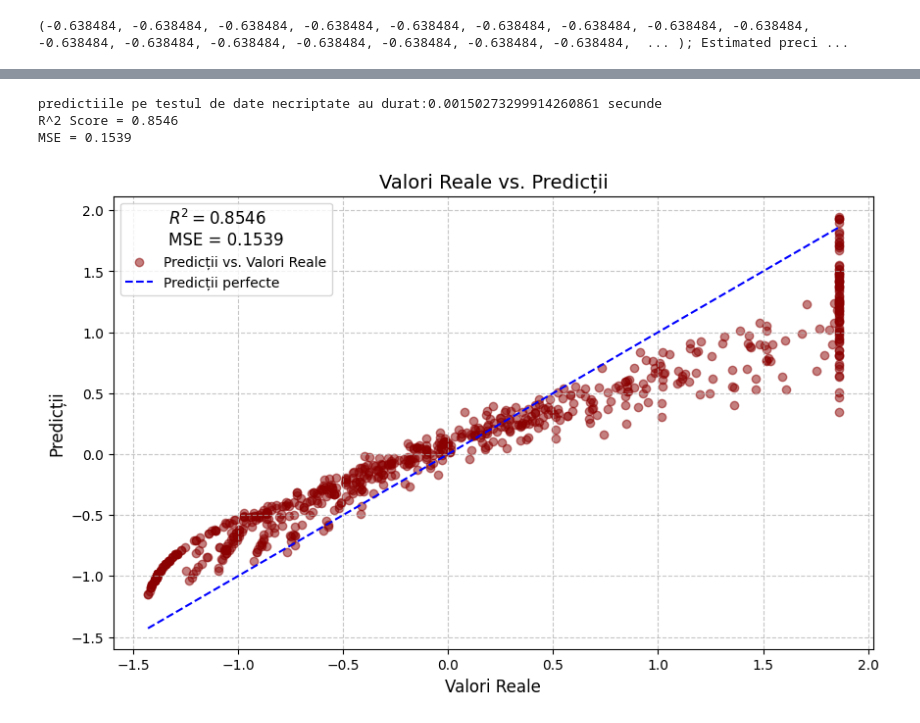
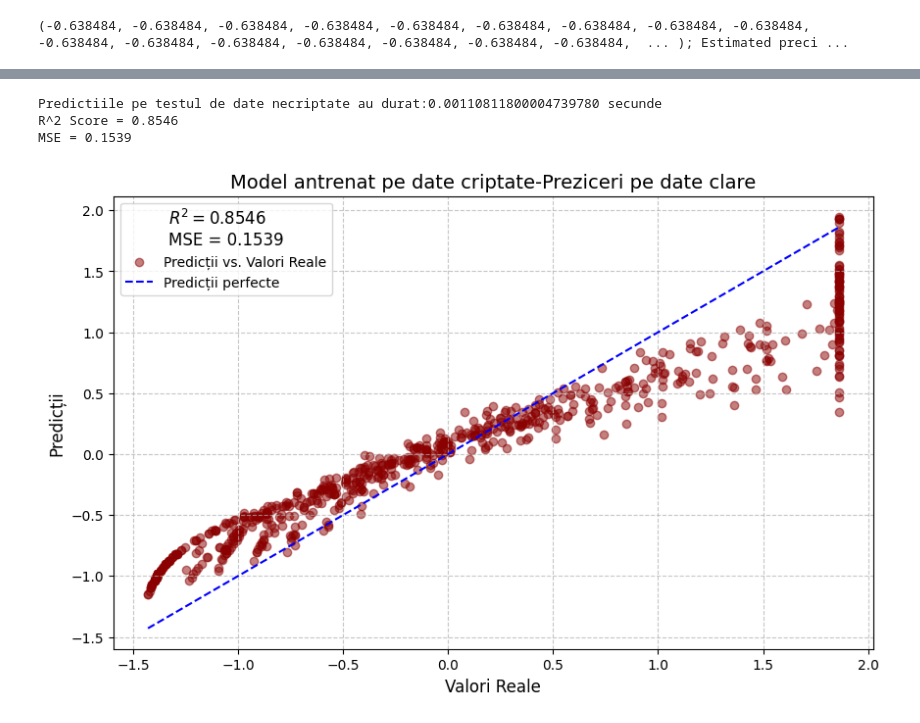
Before and after one commit to dariapirvulescu18/Homomorphic-Encryption-ML, a Jupyter notebook: openfhe/code/liniar_regression/lr_trained_on_encrypted_data.ipynb, the cells around one changed output, grey strips where cells are left out. Saved outputs shown, nothing was run; the diff lists cells and outputs as text; code cells hidden in the pictures.

```diff
--- a/openfhe/code/liniar_regression/lr_trained_on_encrypted_data.ipynb
+++ b/openfhe/code/liniar_regression/lr_trained_on_encrypted_data.ipynb
@@ -42,7 +46,7 @@ def normalize_data(x_train,x_test,y_train,y_test):
     y_test = torch.tensor(scaler.transform(y_test), dtype=torch.float32)
     return x_train,x_test,y_train,y_test
 # %%
-x_train,x_test,y_train,y_test = load_data('date_liniar_regression.pth')
+x_train,x_test,y_train,y_test = load_data('../../data/date_liniar_regression.pth')
 x_train,x_test,y_train,y_test = normalize_data(x_train,x_test,y_train,y_test)
 # %% [output]
 ############# Data summary #############
@@ -68,7 +72,6 @@ class LinearRegressionEncrypted:
 
     def forward_on_encrypted_data(self, enc_x):
         output = []
-        i=1
         for x in enc_x:
             enc_sum = cc.EvalInnerProduct(x, self.weight,16)
             enc_pred = cc.EvalAdd(enc_sum, self.bias)
@@ -105,7 +108,7 @@ class LinearRegressionEncrypted:
         self._delta_w = 0
         self._delta_b = 0
 
-
+#intr-un scenariu real functiile de decriptare ar sta la client
     def encrypt(self):
         self.weight = cc.MakeCKKSPackedPlaintext(self.weight)
         self.weight = cc.Encrypt(keys.publicKey, self.weight )
@@ -233,10 +242,10 @@ len(enc_x_train)
 # %%
 model = LinearRegressionEncrypted(x_train.shape[1])
 # %%
-# model = LinearRegressionEncrypted(x_train.shape[1])
+model = LinearRegressionEncrypted(x_train.shape[1])
 batch_size = 512
 t_start = time.perf_counter()
-for epoch in tqdm(range(5),desc="epoch"):
+for epoch in tqdm(range(20),desc="epoch"):
     t_start_epoch = time.perf_counter()
     indices = np.random.permutation(len(enc_x_train))
     epoch_data = [enc_x_train[idx] for idx in indices]
@@ -244,6 +253,9 @@ for epoch in tqdm(range(5),desc="epoch"):
 
 
     for batch in range(0, len(epoch_data),batch_size):
+        #deoarce weight-urile si bias-ul acumuleaza mult noise avem 2 optiuni:
+        #-bootstraping (extrem de greoi)
+        #sa criptam si decryptam weight-urile
         model.encrypt()
         batch_data = epoch_data[batch: batch+batch_size]
         batch_targets = epoch_targets[batch: batch+batch_size]
@@ -262,6 +274,6 @@ for epoch in tqdm(range(5),desc="epoch"):
     mse =  mean_squared_error(y, pred)
     print(f"MSE = {mse:.4f}")
 t_end = time.perf_counter()
-
-save_model(model,'li_r_trained_on_clear_data.pkl')
+print(f"Antrenarea modelului pe date criptate a durat: {t_end-t_start} secunde")
+# save_model(model,'li_r_trained_on_clear_data.pkl')
 # %% [output]
@@ -278,9 +305,9 @@ MSE = 0.1407
 # %%
-def metrici_date_test_clare(model, x, y):
+def metrics_on_clear_data(model, x, y):
     t_start = time.perf_counter()
     pred = forward_test(model,x)
     t_end = time.perf_counter()
-    print(f"predictiile pe testul de date necriptate au durat:{(t_end - t_start):.20f} secunde")
+    print(f"Predictiile pe testul de date necriptate au durat:{(t_end - t_start):.20f} secunde")
 
     r2 = r2_score(y, pred)
     print(f"R^2 Score = {r2:.4f}")
@@ -292,17 +319,17 @@ def metrici_date_test_clare(model, x, y):
     plt.plot([min(y), max(y)], [min(y), max(y)], color='blue', linestyle='--', label='Predicții perfecte')
     plt.xlabel('Valori Reale', fontsize=12)
     plt.ylabel('Predicții', fontsize=12)
-    plt.title('Valori Reale vs. Predicții', fontsize=14)
+    plt.title('Model antrenat pe date criptate-Preziceri pe date clare', fontsize=14)
     plt.grid(True, linestyle='--', alpha=0.7)
     plt.legend(title=f'$R^2 = {r2:.4f}$\nMSE = {mse:.4f}', title_fontsize=12)
-    plt.savefig("./li_r_trained_on_encrypted_data_predictions_on_clear_data.png")
+    plt.savefig("../../plots/liniar_regression/li_r_trained_on_encrypted_data_predictions_on_clear_data.png")
     plt.show()
     return r2,mse
 # %%
-r2_clear,mse= metrici_date_test_clare(model,x_train[:700], y_train[:700])
+r2_clear,mse= metrics_on_clear_data(model,x_train[:700], y_train[:700])
 # %% [output]
-predictiile pe testul de date necriptate au durat:0.00150273299914260861 secunde
+Predictiile pe testul de date necriptate au durat:0.00110811800004739780 secunde
 R^2 Score = 0.8546
 MSE = 0.1539
-[figure, old version]
+[figure, new version]
 # %%
```
Also changed, not shown: parts of 14 cells of this notebook, 13 other files.
